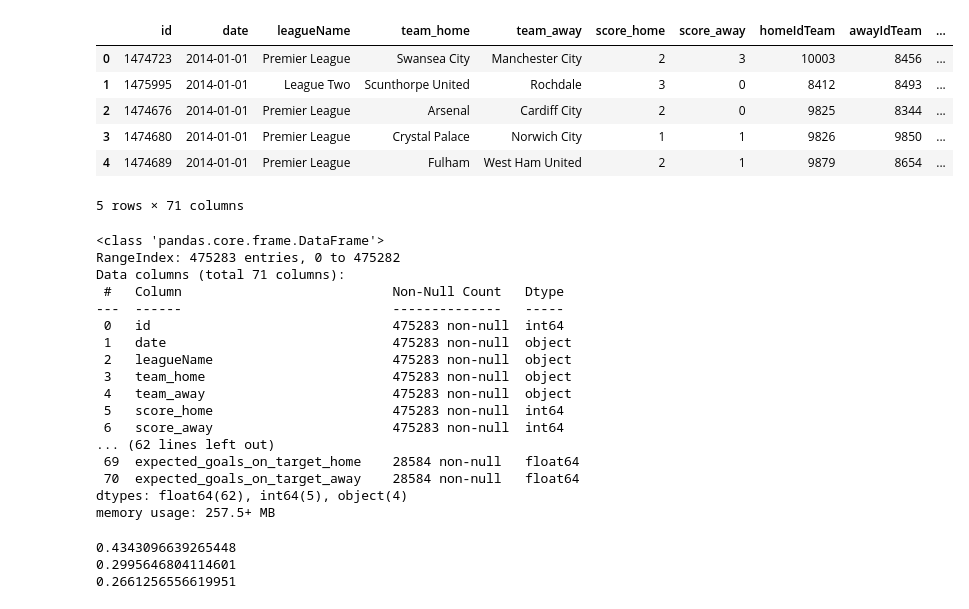
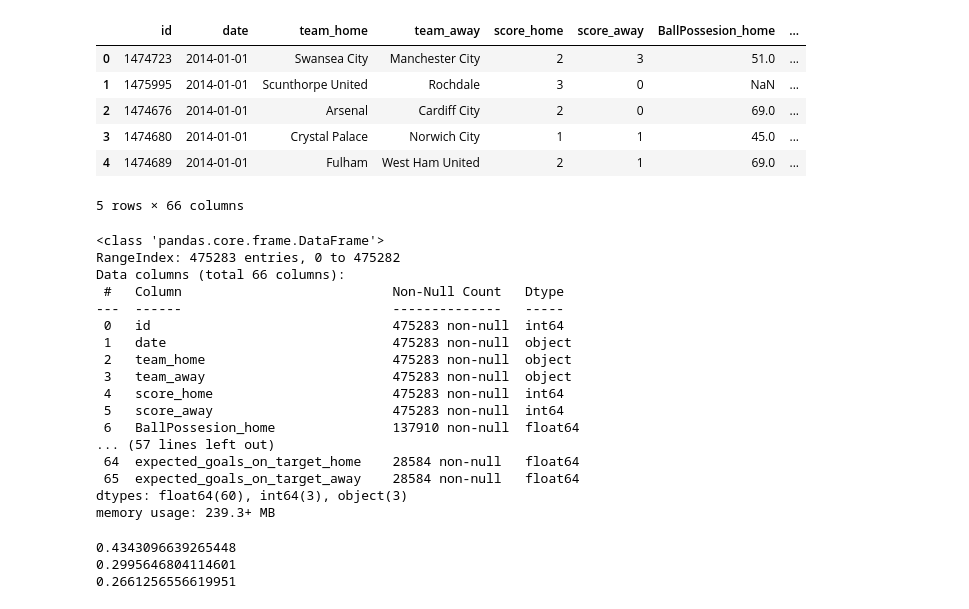
Before and after one commit to GonzaloFuentes1/IPRE-DeepLearningPrediccionDeResultadosDeportivos, a Jupyter notebook: Modelos/Fotmob/fotmob.ipynb, the cells around one changed output. Cells and saved outputs as stored; diff of their text form; code cells hidden in the pictures.

```diff
--- a/Modelos/Fotmob/fotmob.ipynb
+++ b/Modelos/Fotmob/fotmob.ipynb
@@ -13,45 +16,51 @@ from time import time
 # %%
 df = pd.read_csv("datos_fotmob_completo.csv")
 # Cambiamos los nombres de algunas variables, dropeamos los valores vacios y ordenamos por fecha
 # La fecha va de la más antigua a la más nueva
-df.rename(columns={'homeTeam_score': 'score_home',"awayTeam_score":"score_away"}, inplace=True)
-df.rename(columns={'homeTeam': 'team_home',"awayTeam":"team_away"}, inplace=True)
-df = df.sort_values(by="date",ignore_index=True)
-df = df.drop(["discipline_away","discipline_home","duels_home","duels_away","defense_home","defense_away","shots_home","shots_away"], axis =1)
-#Este dropeo es por mientras
-df = df.drop(["accurate_passes_home","accurate_passes_away","long_balls_accurate_home","long_balls_accurate_away","accurate_crosses_home","accurate_crosses_away",
-              "tackles_succeeded_home","tackles_succeeded_away","ground_duels_won_home","ground_duels_won_away","aerials_won_home","aerials_won_away",
-              "dribbles_succeeded_home","dribbles_succeeded_away"], axis =1)
+df.rename(columns={'homeTeam_score': 'score_home',
+          "awayTeam_score": "score_away"}, inplace=True)
+df.rename(columns={'homeTeam': 'team_home',
+          "awayTeam": "team_away"}, inplace=True)
+df = df.sort_values(by="date", ignore_index=True)
+df = df.drop(["discipline_away", "discipline_home", "duels_home", "duels_away",
+             "defense_home", "defense_away", "shots_home", "shots_away"], axis=1)
+# Este dropeo es por mientras
+df = df.drop(["accurate_passes_home", "accurate_passes_away", "long_balls_accurate_home", "long_balls_accurate_away", "accurate_crosses_home", "accurate_crosses_away",
+              "tackles_succeeded_home", "tackles_succeeded_away", "ground_duels_won_home", "ground_duels_won_away", "aerials_won_home", "aerials_won_away",
+              "dribbles_succeeded_home", "dribbles_succeeded_away"], axis=1)
+# Filtros de liga y equipo
+df = df.drop(["leagueId", "parentLeagueId", "leagueName",
+             "homeIdTeam", "awayIdTeam"], axis=1)
 # Este dropeo hay que conversarlo
 df.head()
 # %% [output]
-|  | id | date | leagueName | team_home | team_away | score_home | score_away | homeIdTeam | awayIdTeam | ... |
-| 0 | 1474723 | 2014-01-01 | Premier League | Swansea City | Manchester City | 2 | 3 | 10003 | 8456 | ... |
-| 1 | 1475995 | 2014-01-01 | League Two | Scunthorpe United | Rochdale | 3 | 0 | 8412 | 8493 | ... |
-| 2 | 1474676 | 2014-01-01 | Premier League | Arsenal | Cardiff City | 2 | 0 | 9825 | 8344 | ... |
-| 3 | 1474680 | 2014-01-01 | Premier League | Crystal Palace | Norwich City | 1 | 1 | 9826 | 9850 | ... |
-| 4 | 1474689 | 2014-01-01 | Premier League | Fulham | West Ham United | 2 | 1 | 9879 | 8654 | ... |
+|  | id | date | team_home | team_away | score_home | score_away | BallPossesion_home | ... |
+| 0 | 1474723 | 2014-01-01 | Swansea City | Manchester City | 2 | 3 | 51.0 | ... |
+| 1 | 1475995 | 2014-01-01 | Scunthorpe United | Rochdale | 3 | 0 | NaN | ... |
+| 2 | 1474676 | 2014-01-01 | Arsenal | Cardiff City | 2 | 0 | 69.0 | ... |
+| 3 | 1474680 | 2014-01-01 | Crystal Palace | Norwich City | 1 | 1 | 45.0 | ... |
+| 4 | 1474689 | 2014-01-01 | Fulham | West Ham United | 2 | 1 | 69.0 | ... |
-5 rows × 71 columns
+5 rows × 66 columns
 # %%
 df.info()
 # %% [output]
 <class 'pandas.core.frame.DataFrame'>
 RangeIndex: 475283 entries, 0 to 475282
-Data columns (total 71 columns):
+Data columns (total 66 columns):
  #   Column                           Non-Null Count   Dtype
 ---  ------                           --------------   -----
  0   id                               475283 non-null  int64
  1   date                             475283 non-null  object
- 2   leagueName                       475283 non-null  object
- 3   team_home                        475283 non-null  object
- 4   team_away                        475283 non-null  object
- 5   score_home                       475283 non-null  int64
- 6   score_away                       475283 non-null  int64
-... (62 lines left out)
- 69  expected_goals_on_target_home    28584 non-null   float64
- 70  expected_goals_on_target_away    28584 non-null   float64
-dtypes: float64(62), int64(5), object(4)
-memory usage: 257.5+ MB
+ 2   team_home                        475283 non-null  object
+ 3   team_away                        475283 non-null  object
+ 4   score_home                       475283 non-null  int64
+ 5   score_away                       475283 non-null  int64
+ 6   BallPossesion_home               137910 non-null  float64
+... (57 lines left out)
+ 64  expected_goals_on_target_home    28584 non-null   float64
+ 65  expected_goals_on_target_away    28584 non-null   float64
+dtypes: float64(60), int64(3), object(3)
+memory usage: 239.3+ MB
 # %%
 # Estadisticas simples, ver si jugar en casa afecta
 home_win = 0
```
Also changed, not shown: parts of 22 cells of this notebook.
